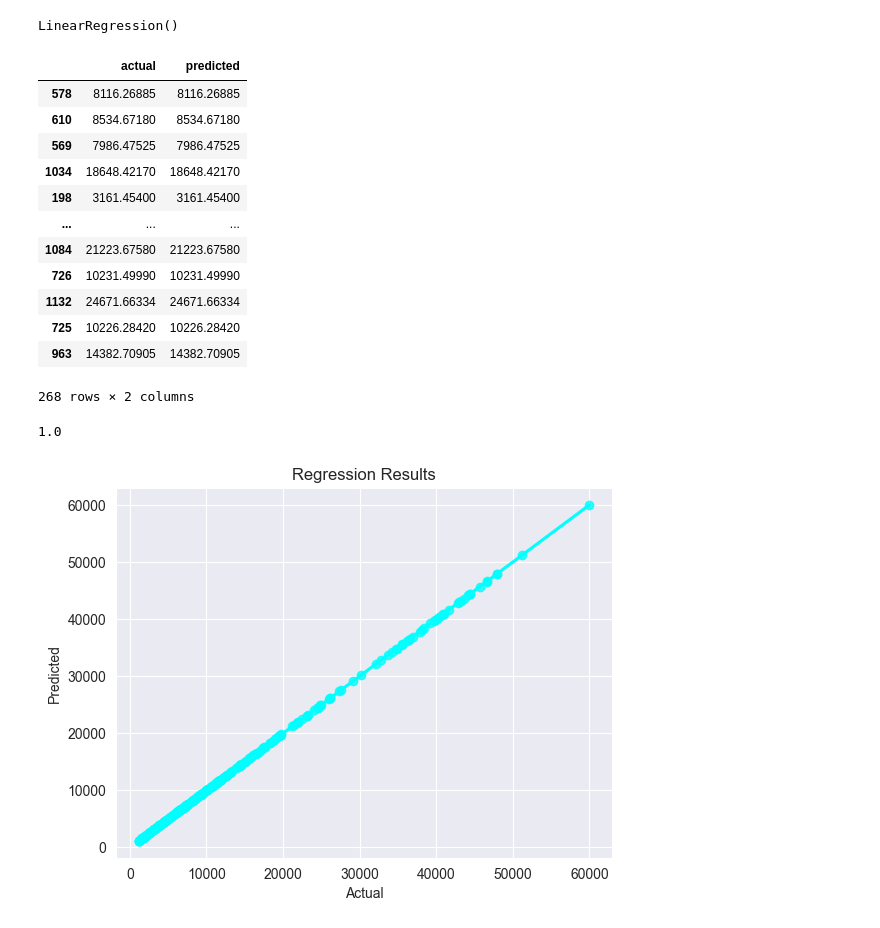
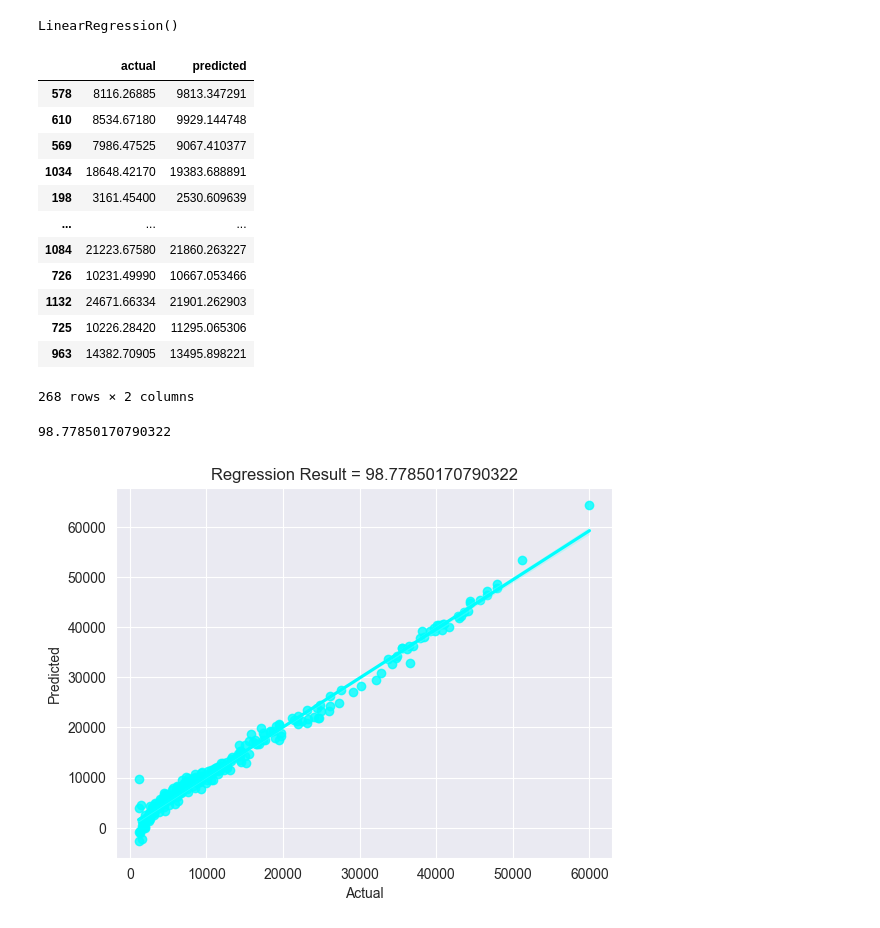
Before and after one commit to kaymansrinivasan/Machine_Learning, a Jupyter notebook: Insurance_charges_prediction.ipynb, the cells around one changed output. Drawn from its saved outputs; the diff is of its cells as text; code cells hidden in the pictures.

```diff
--- a/Insurance_charges_prediction.ipynb
+++ b/Insurance_charges_prediction.ipynb
@@ -141,6 +133,6 @@ df
 # %%
-X = df.iloc[:,:-1]
-Y = df["charges"]
+X = df.drop(['charges', 'log_charges'], axis=1)
+Y = df['charges']
 
 from sklearn.model_selection import train_test_split
 x_train, x_test, y_train, y_test = train_test_split(X, Y, train_size=0.80, random_state=0)
@@ -157,29 +149,29 @@ result["predicted"] = ypred
 result
 # %% [output]
 |  | actual | predicted |
-| 578 | 8116.26885 | 8116.26885 |
-| 610 | 8534.67180 | 8534.67180 |
-| 569 | 7986.47525 | 7986.47525 |
-| 1034 | 18648.42170 | 18648.42170 |
-| 198 | 3161.45400 | 3161.45400 |
+| 578 | 8116.26885 | 9813.347291 |
+| 610 | 8534.67180 | 9929.144748 |
+| 569 | 7986.47525 | 9067.410377 |
+| 1034 | 18648.42170 | 19383.688891 |
+| 198 | 3161.45400 | 2530.609639 |
 | ... | ... | ... |
-| 1084 | 21223.67580 | 21223.67580 |
-| 726 | 10231.49990 | 10231.49990 |
-| 1132 | 24671.66334 | 24671.66334 |
-| 725 | 10226.28420 | 10226.28420 |
-| 963 | 14382.70905 | 14382.70905 |
+| 1084 | 21223.67580 | 21860.263227 |
+| 726 | 10231.49990 | 10667.053466 |
+| 1132 | 24671.66334 | 21901.262903 |
+| 725 | 10226.28420 | 11295.065306 |
+| 963 | 14382.70905 | 13495.898221 |
 268 rows × 2 columns
 # %%
 from sklearn.metrics import *
 r_2 = r2_score(y_test, ypred)
-r_2
+r_2*100
 # %% [output]
-1.0
+98.77850170790322
 # %%
 sb.regplot(x = y_test, y = ypred, color = "#00FFFF")
-plt.title("Regression Results")
+plt.title(f"Regression Result = {r_2*100}")
 plt.xlabel("Actual")
 plt.ylabel("Predicted")
 plt.show()
 # %% [output]
-[figure, old version]
+[figure, new version]
```
Also changed, not shown: parts of 1 cell of this notebook.
